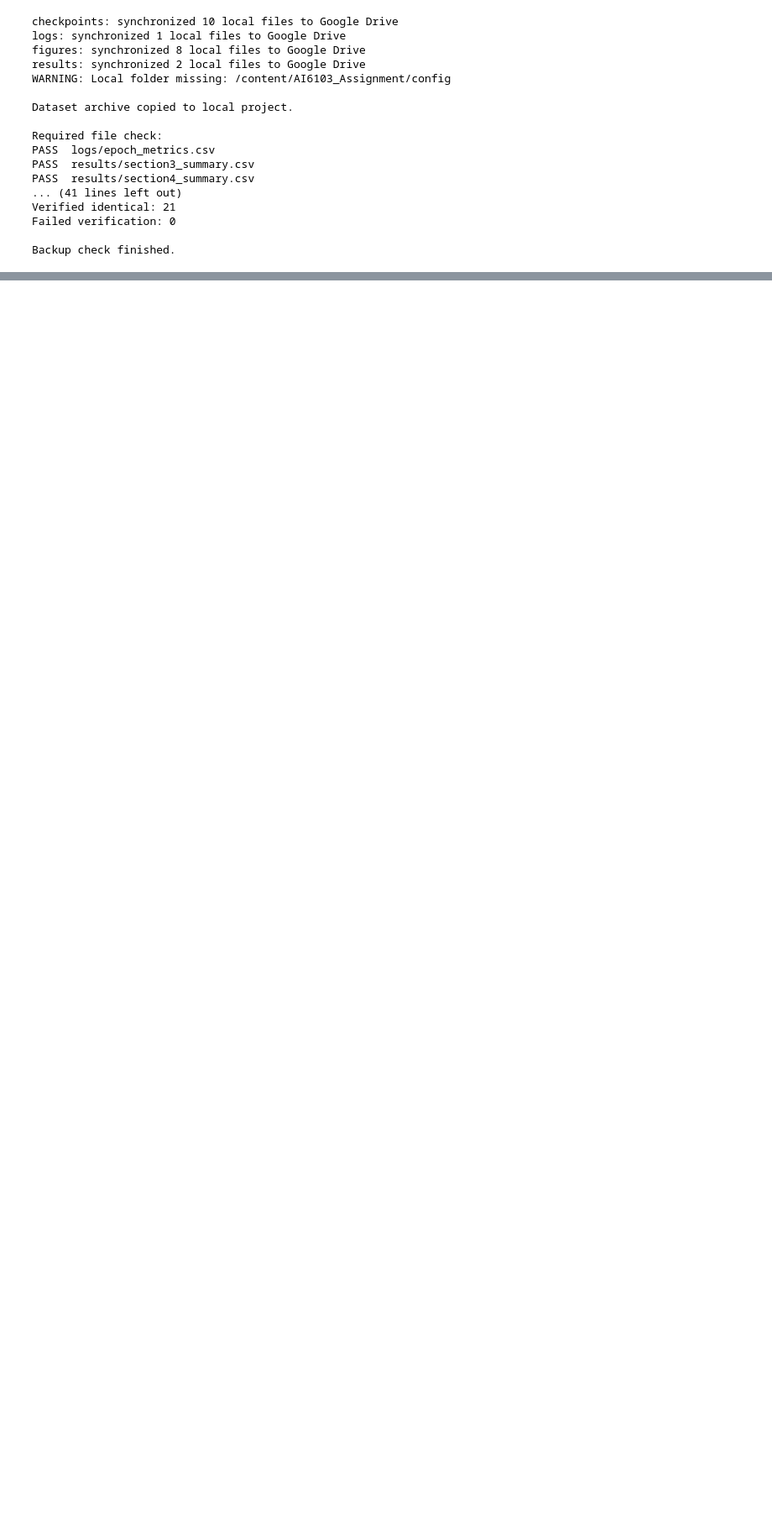
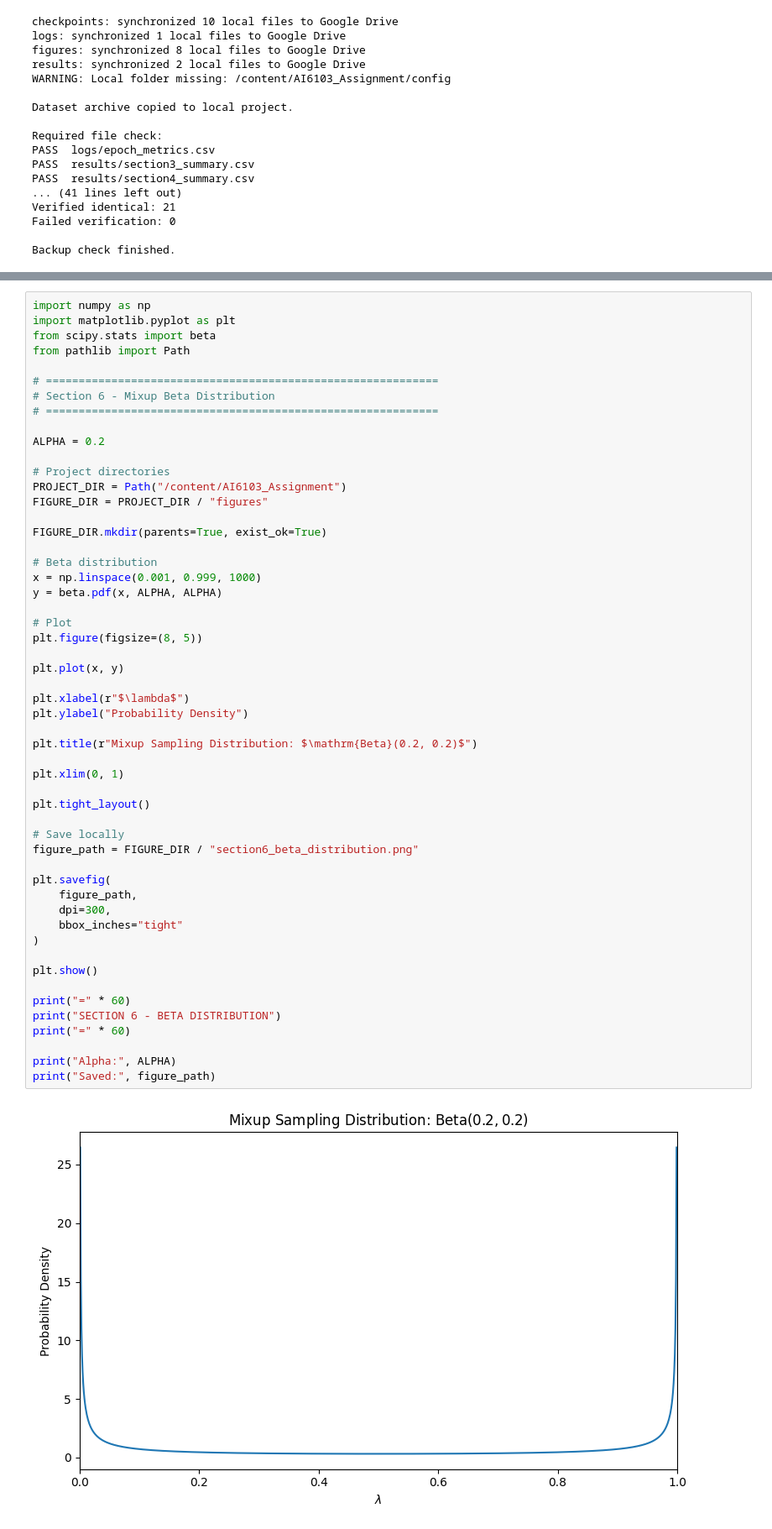
Before and after one commit to mw627/audio-driven-image-generation, a Jupyter notebook: AI6103_Assignment_Fall_2026.ipynb, the cells around one changed output, grey strips where cells are left out. Shown at 84% size. Saved outputs shown, nothing was run; the diff lists cells and outputs as text; blank space fills up the shorter version.

```diff
--- a/AI6103_Assignment_Fall_2026.ipynb
+++ b/AI6103_Assignment_Fall_2026.ipynb
@@ -5581,0 +7695,55 @@ Backup check finished.
+# %%
+import numpy as np
+import matplotlib.pyplot as plt
+from scipy.stats import beta
+from pathlib import Path
+
+# ============================================================
+# Section 6 - Mixup Beta Distribution
+# ============================================================
+
+ALPHA = 0.2
+
+# Project directories
+PROJECT_DIR = Path("/content/AI6103_Assignment")
+FIGURE_DIR = PROJECT_DIR / "figures"
+
+FIGURE_DIR.mkdir(parents=True, exist_ok=True)
+
+# Beta distribution
+x = np.linspace(0.001, 0.999, 1000)
+y = beta.pdf(x, ALPHA, ALPHA)
+
+# Plot
+plt.figure(figsize=(8, 5))
+
+plt.plot(x, y)
+
+plt.xlabel(r"$\lambda$")
+plt.ylabel("Probability Density")
+
+plt.title(r"Mixup Sampling Distribution: $\mathrm{Beta}(0.2, 0.2)$")
+
+plt.xlim(0, 1)
+
+plt.tight_layout()
+
+# Save locally
+figure_path = FIGURE_DIR / "section6_beta_distribution.png"
+
+plt.savefig(
+    figure_path,
+    dpi=300,
+    bbox_inches="tight"
+)
+
+plt.show()
+
+print("=" * 60)
+print("SECTION 6 - BETA DISTRIBUTION")
+print("=" * 60)
+
+print("Alpha:", ALPHA)
+print("Saved:", figure_path)
+# %% [output]
+[figure, added]
```
Also changed, not shown: parts of 34 cells of this notebook.
